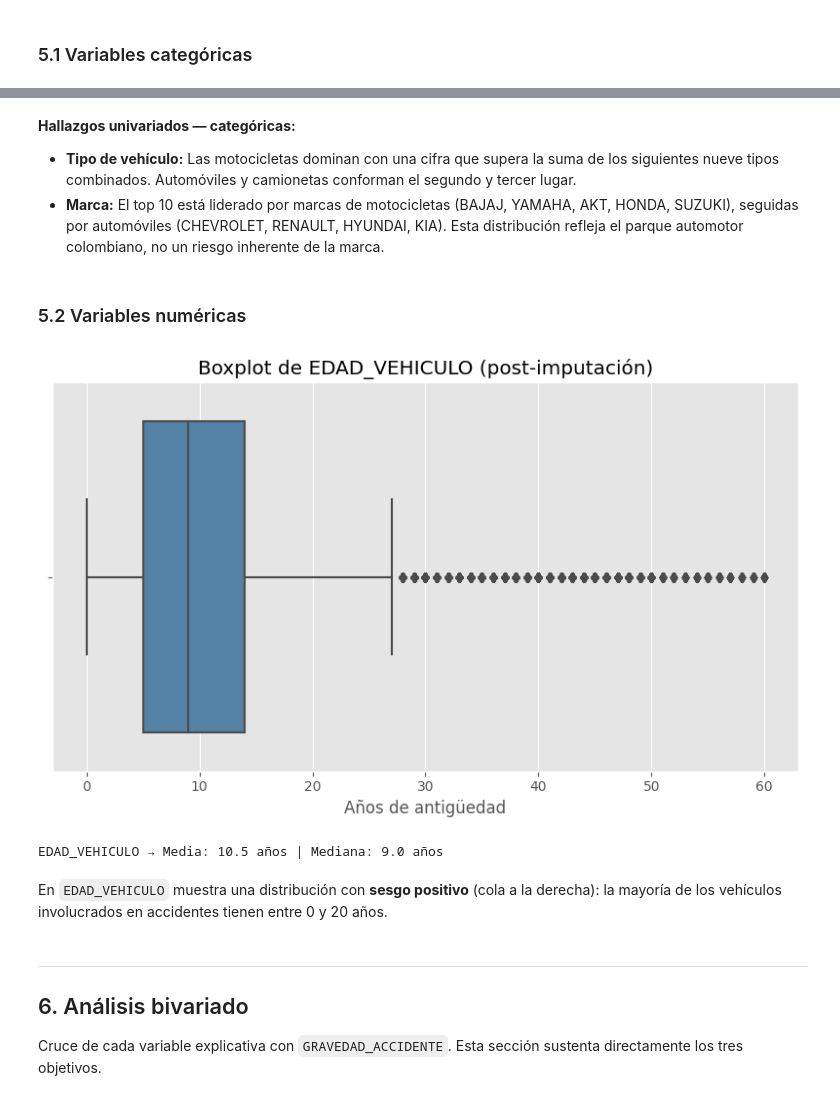
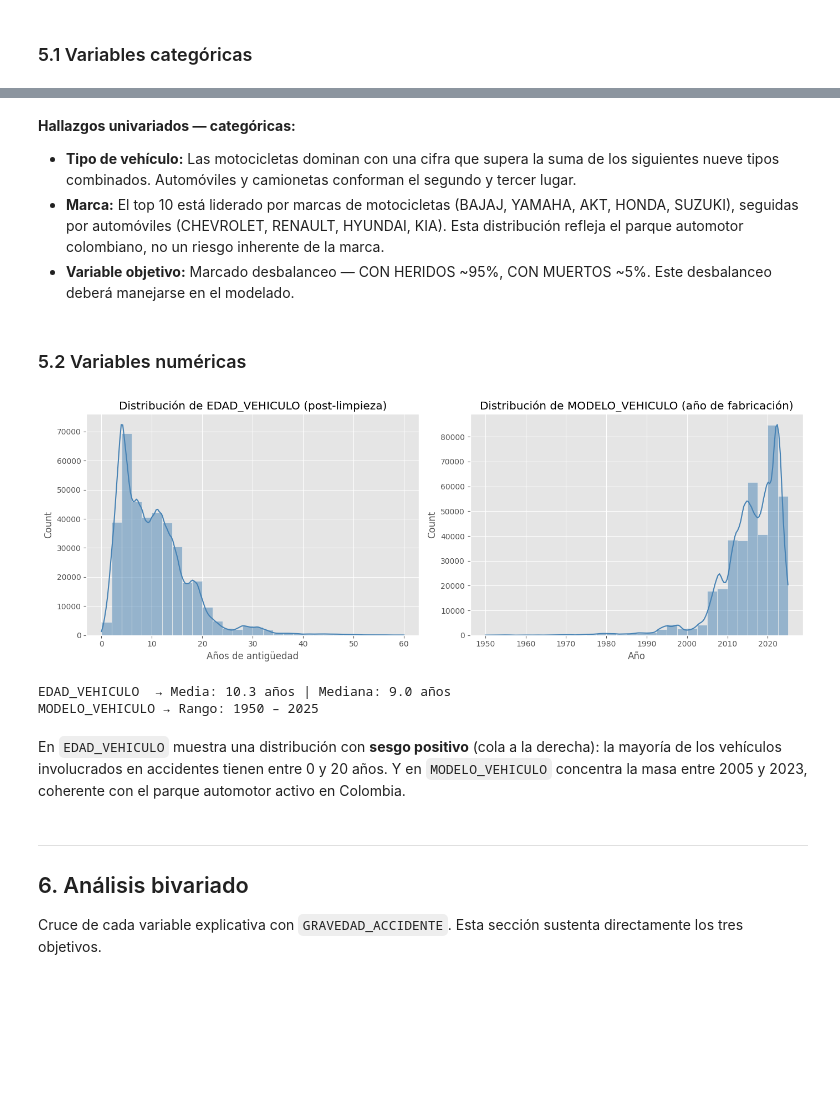
Before and after one commit to MariaClara091/Seminario, a Jupyter notebook: EDA_seminario_ABC.ipynb, the cells around one changed output, grey strips where cells are left out. Saved outputs shown, nothing was run; the diff lists cells and outputs as text; code cells hidden in the pictures; blank space fills up the shorter version.

Commit message:
CON MODELOS
CON MODELOS

```diff
--- a/EDA_seminario_ABC.ipynb
+++ b/EDA_seminario_ABC.ipynb
@@ -45,6 +45,6 @@ df = pd.read_csv(
     encoding='latin-1'
 )
 print(f"Dimensiones del dataset: {df.shape[0]:,} registros × {df.shape[1]} variables")
-df["ID_REGISTRO"] = range(1, len(df) + 1)
+df.head()
 # %% [output]
 Dimensiones del dataset: 406,540 registros × 9 variables
@@ -101,7 +88,6 @@ Y se detectan valores faltantes en `MARCA_VEHICULO` y `EDAD_VEHICULO` que se ana
 df['EDAD_VEHICULO']   = pd.to_numeric(df['EDAD_VEHICULO'],   errors='coerce')
 df['MODELO_VEHICULO'] = pd.to_numeric(df['MODELO_VEHICULO'], errors='coerce')
 df['FECHA_ACCIDENTE'] = pd.to_datetime('01/' + df['FECHA_ACCIDENTE'], format='%d/%m/%Y')
-df["ID_REGISTRO"] = df["ID_REGISTRO"].astype("category")
 
 print("Tipos de datos corregidos:")
 print(df[['EDAD_VEHICULO','MODELO_VEHICULO','FECHA_ACCIDENTE']].dtypes)
@@ -288,12 +249,13 @@ Registros restantes: 403,127
 
 Se identificaron dos problemas de calidad en la dimensión temporal que requieren tratamiento antes del análisis:
 # %%
-# Extraer componentes temporales
+# Extraer componentes temporales (necesarios para los filtros)
 df['AÑO']      = df['FECHA_ACCIDENTE'].dt.year
 df['MES']      = df['FECHA_ACCIDENTE'].dt.month
 df['MES_NOMBRE'] = df['FECHA_ACCIDENTE'].dt.month_name()
+df['TRIMESTRE']  = df['FECHA_ACCIDENTE'].dt.quarter
 df['SEMESTRE']   = df['FECHA_ACCIDENTE'].apply(lambda x: 1 if x.month <= 6 else 2)
-df['DIA_SEMANA'] = df['FECHA_ACCIDENTE'].dt.day_name(locale='es_ES')
+df['DIA_SEMANA'] = df['FECHA_ACCIDENTE'].dt.day_name()  # Para análisis semanal (Objetivo 3)
 
 print("Componentes temporales extraídos correctamente.")
 print(df[['FECHA_ACCIDENTE','AÑO','MES','DIA_SEMANA']].head(3))
@@ -378,31 +359,34 @@ distribucion_categorica(df, 'MARCA_VEHICULO', top_n=10, titulo='Top 10 marcas de
 **Hallazgos univariados — categóricas:**
 - **Tipo de vehículo:** Las motocicletas dominan con una cifra que supera la suma de los siguientes nueve tipos combinados. Automóviles y camionetas conforman el segundo y tercer lugar.
 - **Marca:** El top 10 está liderado por marcas de motocicletas (BAJAJ, YAMAHA, AKT, HONDA, SUZUKI), seguidas por automóviles (CHEVROLET, RENAULT, HYUNDAI, KIA). Esta distribución refleja el parque automotor colombiano, no un riesgo inherente de la marca.
+- **Variable objetivo:** Marcado desbalanceo — CON HERIDOS ~95%, CON MUERTOS ~5%. Este desbalanceo deberá manejarse en el modelado.
 # %% [markdown]
 ### 5.2 Variables numéricas
 # %%
-fig, ax = plt.subplots(figsize=(8, 5))
+fig, axes = plt.subplots(1, 2, figsize=(14, 5))
 
-sns.boxplot(
-    x=df['EDAD_VEHICULO'],
-    color='steelblue',        # color más visible
-    linewidth=1.5,       # bordes más definidos
-    fliersize=5,         # tamaño de outliers
-    ax=ax
-)
+# EDAD_VEHICULO (después del cap)
+sns.histplot(df['EDAD_VEHICULO'], bins=30, kde=True, color='steelblue', ax=axes[0])
+axes[0].set_title('Distribución de EDAD_VEHICULO (post-limpieza)')
+axes[0].set_xlabel('Años de antigüedad')
 
-ax.set_title('Boxplot de EDAD_VEHICULO (post-imputación)')
-ax.set_xlabel('Años de antigüedad')
+# MODELO_VEHICULO
+sns.histplot(df['MODELO_VEHICULO'], bins=30, kde=True, color='steelblue', ax=axes[1])
+axes[1].set_title('Distribución de MODELO_VEHICULO (año de fabricación)')
+axes[1].set_xlabel('Año')
 
 plt.tight_layout()
 plt.show()
 
-print(f"EDAD_VEHICULO → Media: {df['EDAD_VEHICULO'].mean():.1f} años | Mediana: {df['EDAD_VEHICULO'].median():.1f} años")
+print(f"EDAD_VEHICULO  → Media: {df['EDAD_VEHICULO'].mean():.1f} años | Mediana: {df['EDAD_VEHICULO'].median():.1f} años")
+print(f"MODELO_VEHICULO → Rango: {int(df['MODELO_VEHICULO'].min())} – {int(df['MODELO_VEHICULO'].max())}")
 # %% [output]
-[figure, old version]
+[figure, new version]
-EDAD_VEHICULO → Media: 10.5 años | Mediana: 9.0 años
+EDAD_VEHICULO  → Media: 10.3 años | Mediana: 9.0 años
+MODELO_VEHICULO → Rango: 1950 – 2025
 # %% [markdown]
 En `EDAD_VEHICULO` muestra una distribución con **sesgo positivo** (cola a la derecha): la mayoría de los vehículos involucrados en accidentes tienen entre 0 y 20 años.
+Y en `MODELO_VEHICULO` concentra la masa entre 2005 y 2023, coherente con el parque automotor activo en Colombia.
 # %% [markdown]
 ---
 ## 6. Análisis bivariado
```
Also changed, not shown: parts of 109 cells of this notebook.
